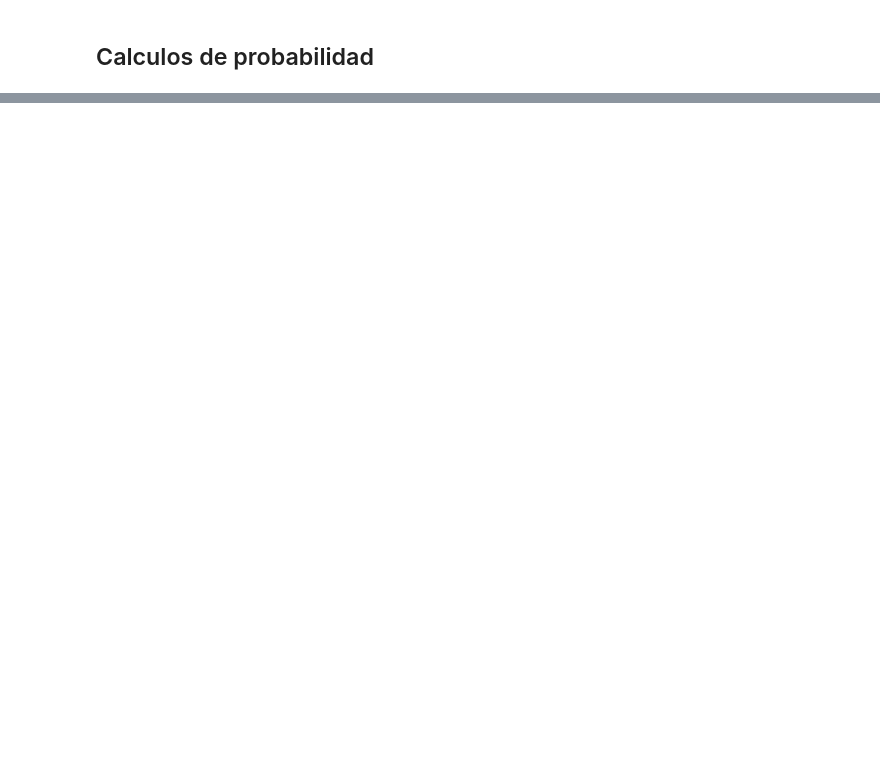
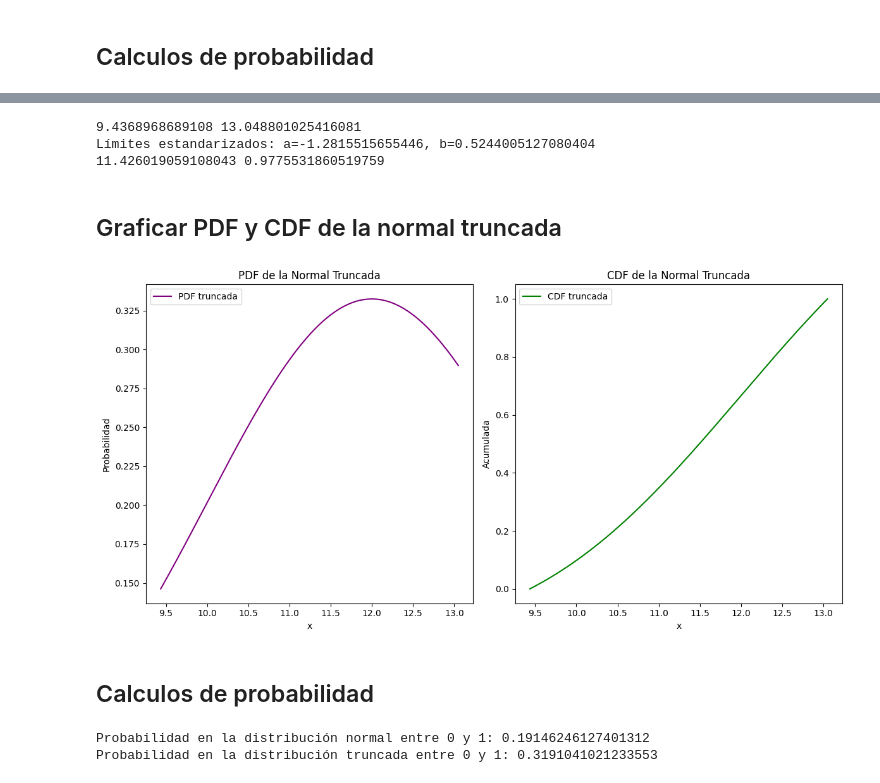
Before and after one commit to josedjaykv/Tareas_de_modelos, a Jupyter notebook: Truncated_normal_distribution.ipynb, the cells around one changed output, grey strips where cells are left out. Drawn from its saved outputs; the diff is of its cells as text; code cells hidden in the pictures; blank space fills up the shorter version.

```diff
--- a/Truncated_normal_distribution.ipynb
+++ b/Truncated_normal_distribution.ipynb
@@ -141,0 +224,61 @@ Probabilidad en la distribución truncada entre 0 y 1: 0.7666410612479242
+# %%
+# Calcular percentil 10 y percentil 95
+def calc_percentil(per, mu = mu, sigma = sigma):
+    return norm.ppf(per, loc=mu, scale=sigma)
+
+
+# --- Distribución truncada con el rango de la primera desviación estándar ---
+a = calc_percentil(0.1)
+b = calc_percentil(0.7)
+
+# Para truncnorm, los parámetros a y b deben estar estandarizados: (limite - mu) / sigma
+a_std, b_std = (a - mu) / sigma, (b - mu) / sigma
+print(f"Límites estandarizados: a={a_std}, b={b_std}")
+
+# Creamos la distribución normal truncada
+trunc_dist = truncnorm(a_std, b_std, loc=mu, scale=sigma) # loc=mu (media), scale=sigma (desviación estándar) son los parámetros de la normal
+print(trunc_dist.mean(), trunc_dist.std())
+
+# Valores para la gráfica en el rango truncado
+x_trunc = np.linspace(a, b, 1000)
+pdf_trunc = trunc_dist.pdf(x_trunc)
+cdf_trunc = trunc_dist.cdf(x_trunc)
+# %% [output]
+9.4368968689108 13.048801025416081
+Límites estandarizados: a=-1.2815515655446, b=0.5244005127080404
+11.426019059108043 0.9775531860519759
+# %% [markdown]
+## Graficar PDF y CDF de la normal truncada
+# %%
+plt.figure(figsize=(12, 6))
+plt.subplot(1, 2, 1)
+plt.plot(x_trunc, pdf_trunc, label="PDF truncada", color='purple')
+plt.title("PDF de la Normal Truncada")
+plt.xlabel("x")
+plt.ylabel("Probabilidad")
+plt.legend()
+
+plt.subplot(1, 2, 2)
+plt.plot(x_trunc, cdf_trunc, label="CDF truncada", color='green')
+plt.title("CDF de la Normal Truncada")
+plt.xlabel("x")
+plt.ylabel("Acumulada")
+plt.legend()
+
+plt.tight_layout()
+plt.show()
+# %% [output]
+[figure, added]
+# %% [markdown]
+## Calculos de probabilidad
+# %%
+# Calcular probabilidad de que x esté entre 11 y 12 para la distribución normal completa
+p_normal = norm.cdf(12, mu, sigma) - norm.cdf(11, mu, sigma)
+print("Probabilidad en la distribución normal entre 0 y 1:", p_normal)
+
+# Calcular probabilidad de que x esté entre 11 y 12 para la distribución truncada
+p_trunc = trunc_dist.cdf(12) - trunc_dist.cdf(11)
+print("Probabilidad en la distribución truncada entre 0 y 1:", p_trunc)
+# %% [output]
+Probabilidad en la distribución normal entre 0 y 1: 0.19146246127401312
+Probabilidad en la distribución truncada entre 0 y 1: 0.3191041021233553
```
Also changed, not shown: parts of 12 cells of this notebook, 7 other files.
